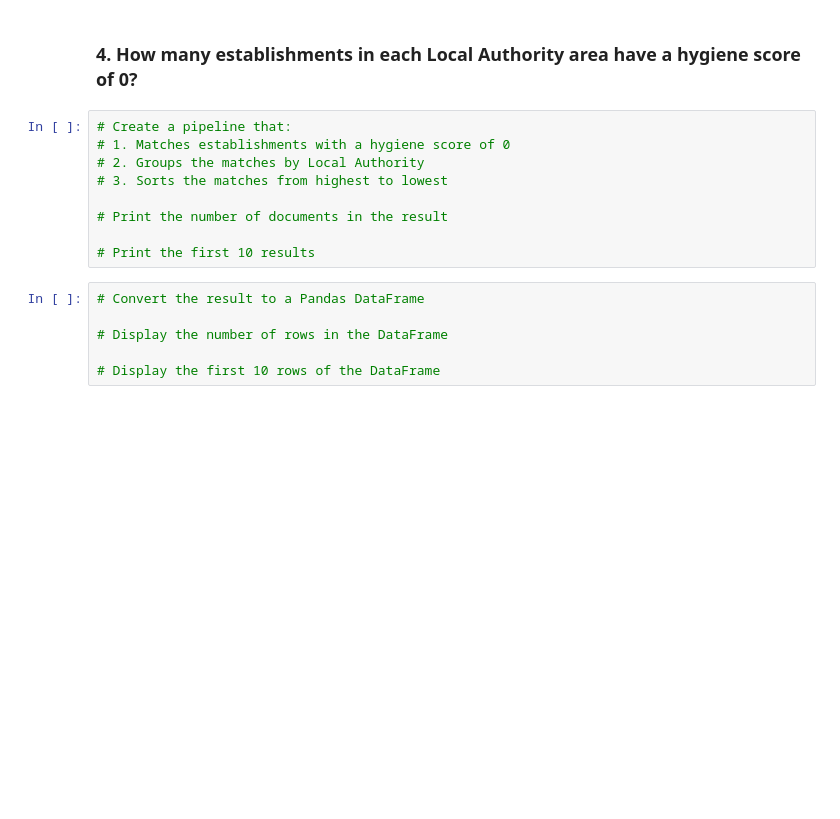
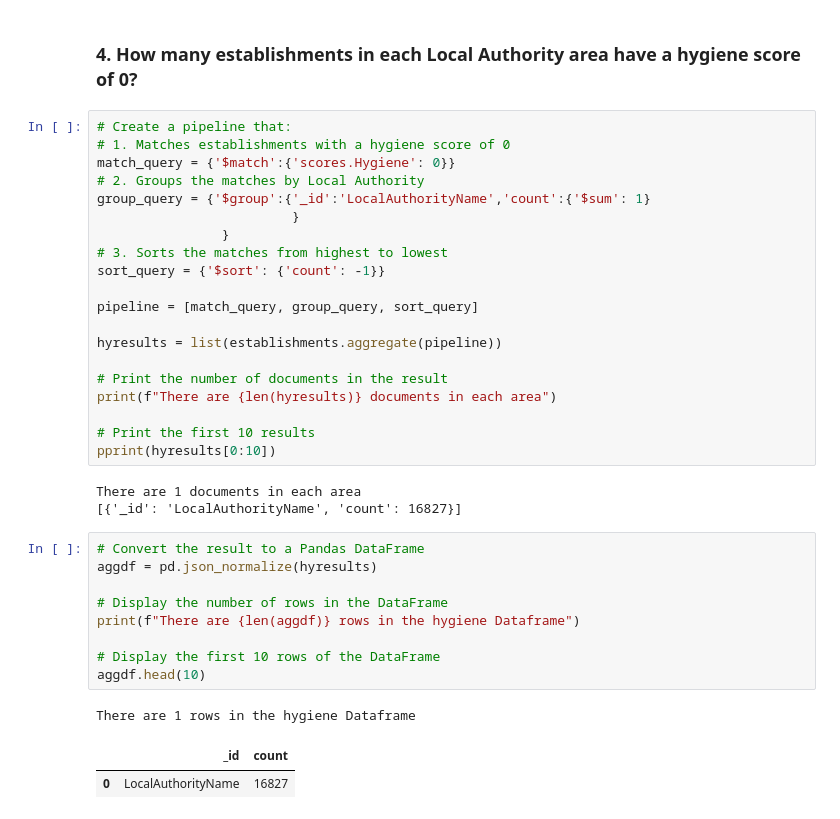
Before and after one commit to RaeAnnG/nosql-challenge, a Jupyter notebook: Starter_Code/NoSQL_analysis_starter_RG.ipynb, the cells around one changed output. Cells and saved outputs as stored; diff of their text form; blank space fills up the shorter version.

```diff
--- a/Starter_Code/NoSQL_analysis_starter_RG.ipynb
+++ b/Starter_Code/NoSQL_analysis_starter_RG.ipynb
@@ -171,15 +171,36 @@ There are 0 rows in the Top 5 DataFrame
 # %%
 # Create a pipeline that:
 # 1. Matches establishments with a hygiene score of 0
+match_query = {'$match':{'scores.Hygiene': 0}}
 # 2. Groups the matches by Local Authority
+group_query = {'$group':{'_id':'LocalAuthorityName','count':{'$sum': 1}
+                         }
+                }
 # 3. Sorts the matches from highest to lowest
+sort_query = {'$sort': {'count': -1}}
+
+pipeline = [match_query, group_query, sort_query]
+
+hyresults = list(establishments.aggregate(pipeline))
 
 # Print the number of documents in the result
+print(f"There are {len(hyresults)} documents in each area")
 
 # Print the first 10 results
+pprint(hyresults[0:10])
+# %% [output]
+There are 1 documents in each area
+[{'_id': 'LocalAuthorityName', 'count': 16827}]
 # %%
 # Convert the result to a Pandas DataFrame
+aggdf = pd.json_normalize(hyresults)
 
 # Display the number of rows in the DataFrame
+print(f"There are {len(aggdf)} rows in the hygiene Dataframe")
 
 # Display the first 10 rows of the DataFrame
+aggdf.head(10)
+# %% [output]
+There are 1 rows in the hygiene Dataframe
+|  | _id | count |
+| 0 | LocalAuthorityName | 16827 |
```
